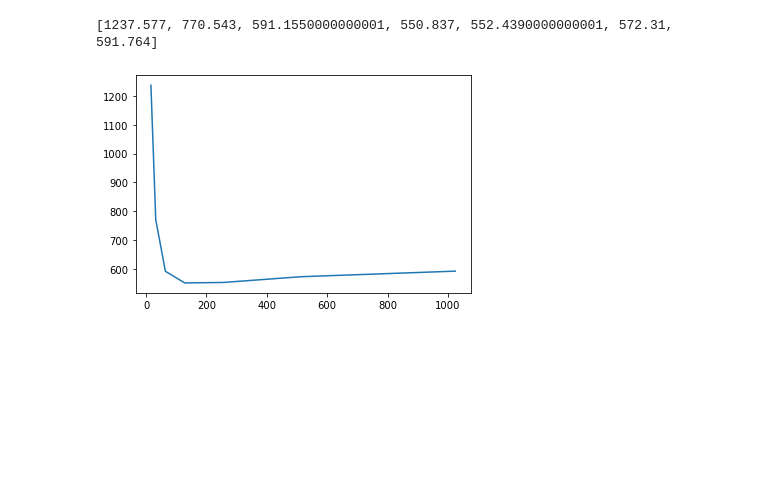
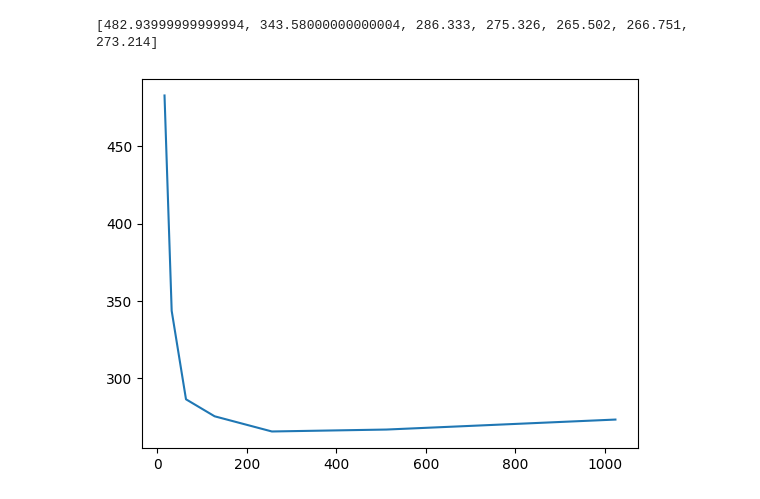
Before and after one commit to GabrielCadilhac/GPGPU, a Jupyter notebook: src/profiler.ipynb, the cells around one changed output. Saved outputs shown, nothing was run; the diff lists cells and outputs as text; code cells hidden in the pictures; blank space fills up the shorter version.

```diff
--- a/src/profiler.ipynb
+++ b/src/profiler.ipynb
@@ -67,13 +73,13 @@ plt.show()
 # %%
 B = [16,32,64,128, 256, 512, 1024]
 durations = []
 for b in B:
-    os.system("nvprof --csv --print-gpu-trace --log-file profile ./main -N 4 -b " + str(b)) # On utilise -N avec 4 car ce sont les meilleurs résultats
+    os.system("nvprof --csv --print-gpu-trace --log-file profile ./main -N 4 -b " + str(b) + " -i ./images/batiment-1.jpg") # On utilise -N avec 4 car ce sont les meilleurs résultats
     durations.append(findDuration(False))
 print(durations)
 plt.plot(B,durations)
 plt.show()
 #Meilleure valeur b = 128
 # %% [output]
-[1237.577, 770.543, 591.1550000000001, 550.837, 552.4390000000001, 572.31, 591.764]
+[482.93999999999994, 343.58000000000004, 286.333, 275.326, 265.502, 266.751, 273.214]
-[figure, old version]
+[figure, new version]
```
Also changed, not shown: parts of 5 cells of this notebook, 25 other files.
